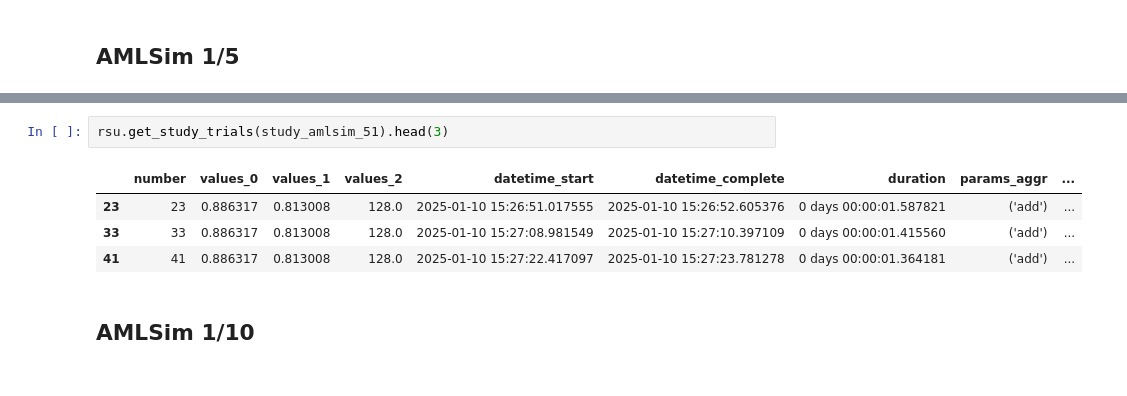
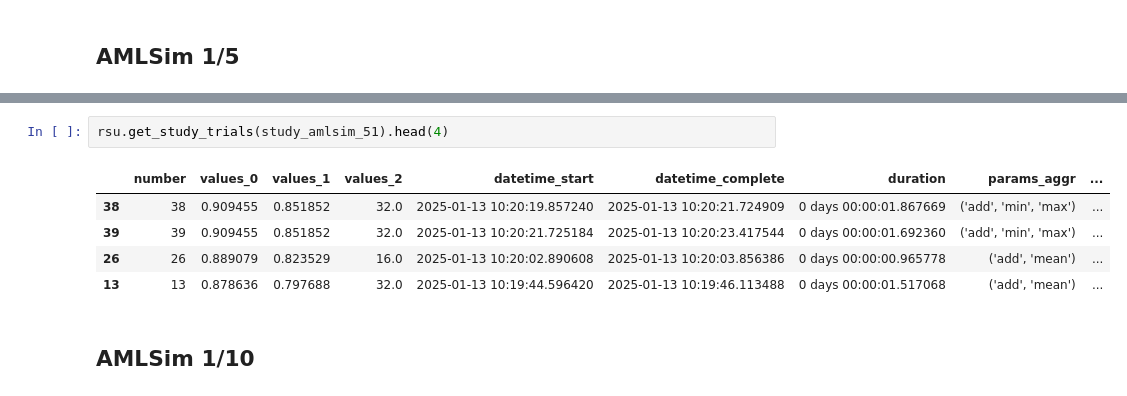
Before and after one commit to maddataanalyst/Graph_MAGIC_Conv, a Jupyter notebook: notebooks/hyperparam_analysis.ipynb, the cells around one changed output, grey strips where cells are left out. Drawn from its saved outputs; the diff is of its cells as text.

```diff
--- a/notebooks/hyperparam_analysis.ipynb
+++ b/notebooks/hyperparam_analysis.ipynb
@@ -168,10 +168,11 @@ rsu.build_and_save_study_analysis(study_amlsim_51, "AMLSim 1/5")
 # %%
-rsu.get_study_trials(study_amlsim_51).head(3)
+rsu.get_study_trials(study_amlsim_51).head(4)
 # %% [output]
 |  | number | values_0 | values_1 | values_2 | datetime_start | datetime_complete | duration | params_aggr | ... |
-| 23 | 23 | 0.886317 | 0.813008 | 128.0 | 2025-01-10 15:26:51.017555 | 2025-01-10 15:26:52.605376 | 0 days 00:00:01.587821 | ('add') | ... |
-| 33 | 33 | 0.886317 | 0.813008 | 128.0 | 2025-01-10 15:27:08.981549 | 2025-01-10 15:27:10.397109 | 0 days 00:00:01.415560 | ('add') | ... |
-| 41 | 41 | 0.886317 | 0.813008 | 128.0 | 2025-01-10 15:27:22.417097 | 2025-01-10 15:27:23.781278 | 0 days 00:00:01.364181 | ('add') | ... |
+| 38 | 38 | 0.909455 | 0.851852 | 32.0 | 2025-01-13 10:20:19.857240 | 2025-01-13 10:20:21.724909 | 0 days 00:00:01.867669 | ('add', 'min', 'max') | ... |
+| 39 | 39 | 0.909455 | 0.851852 | 32.0 | 2025-01-13 10:20:21.725184 | 2025-01-13 10:20:23.417544 | 0 days 00:00:01.692360 | ('add', 'min', 'max') | ... |
+| 26 | 26 | 0.889079 | 0.823529 | 16.0 | 2025-01-13 10:20:02.890608 | 2025-01-13 10:20:03.856386 | 0 days 00:00:00.965778 | ('add', 'mean') | ... |
+| 13 | 13 | 0.878636 | 0.797688 | 32.0 | 2025-01-13 10:19:44.596420 | 2025-01-13 10:19:46.113488 | 0 days 00:00:01.517068 | ('add', 'mean') | ... |
 # %% [markdown]
 ## AMLSim 1/10
 # %%
```
Also changed, not shown: parts of 8 cells of this notebook, 29 other files.
